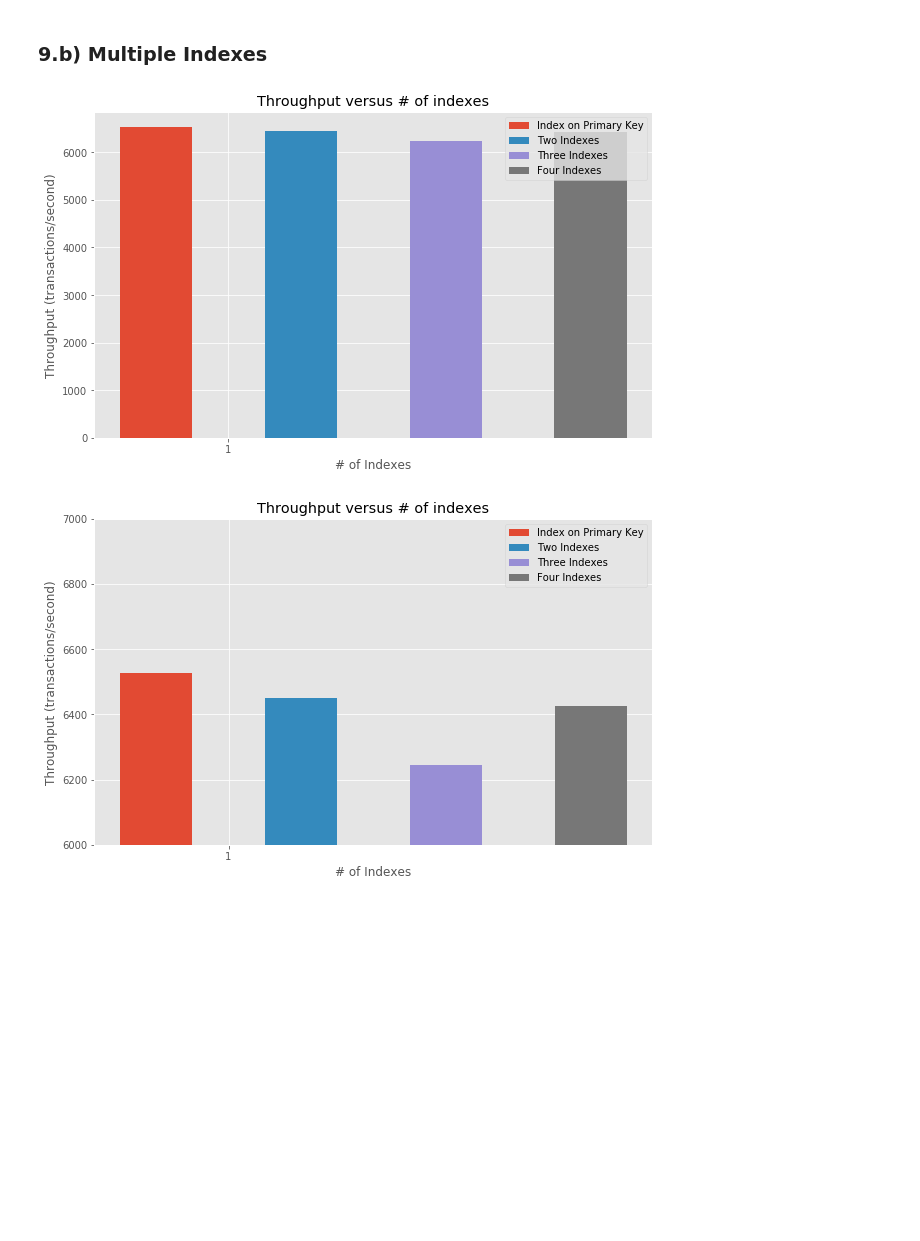
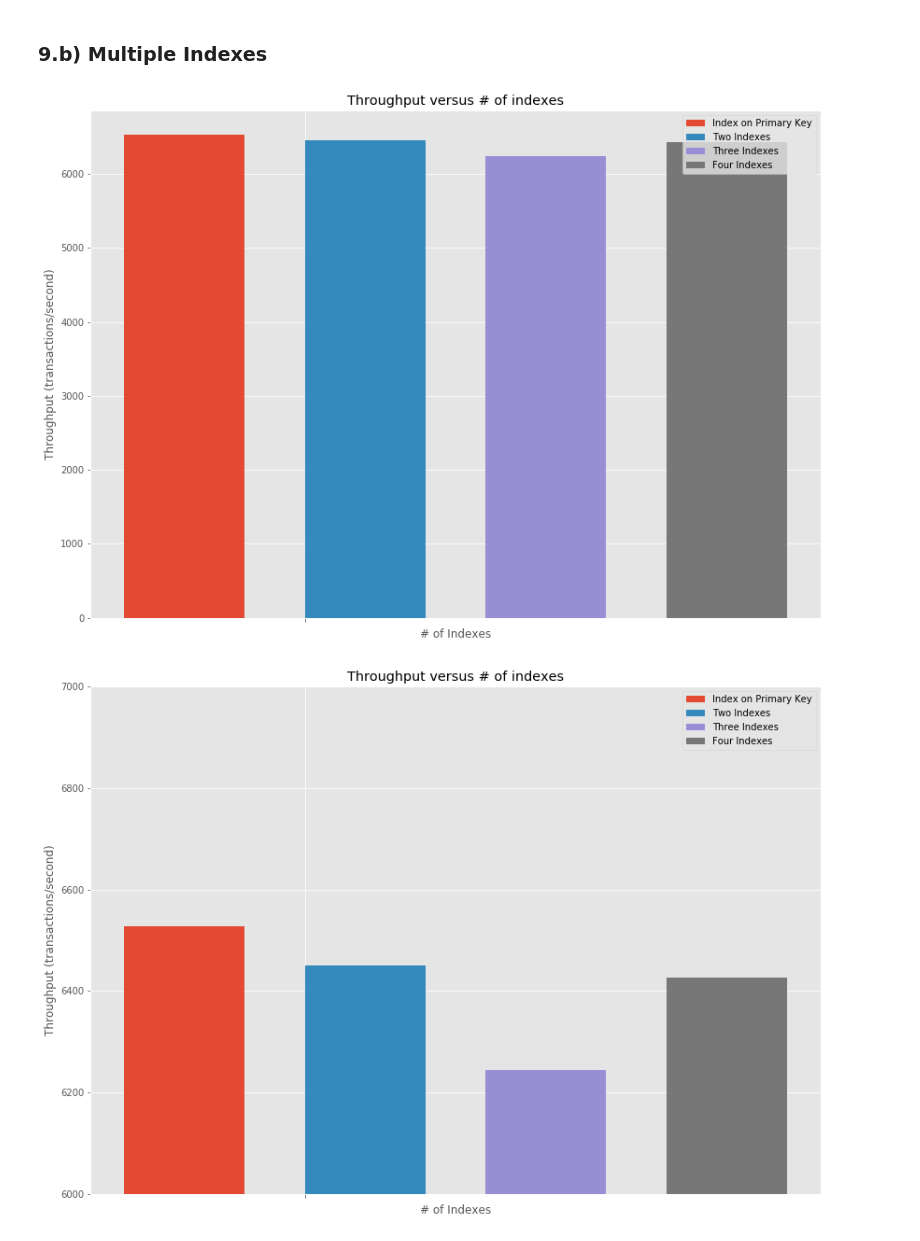
Before and after one commit to nabh23/advanced-dbms-assignments, a Jupyter notebook: bulk_ingest/result_9b.ipynb, the cells around one changed output. Drawn from its saved outputs; the diff is of its cells as text; code cells hidden in the pictures; blank space fills up the shorter version.

```diff
--- a/bulk_ingest/result_9b.ipynb
+++ b/bulk_ingest/result_9b.ipynb
@@ -20,10 +20,10 @@ plt.style.use('ggplot')
 
 
 #plt.subplot(2,2,1)
-fig, ax = plt.subplots(figsize = (10, 6))
+fig, ax = plt.subplots(figsize = (14, 10))
 
 index = np.arange(1)                                          # the x locations of the group
-width = 0.1
+width = 0.2
 
 p1 = ax.bar(index, result['one_index'], width)                   # first set of columns
 p2 = ax.bar(index + (width+0.1), result['two_indexes'], width)               # second set of columns
@@ -32,42 +32,42 @@ p4 = ax.bar(index + (3 * (width+0.1)), result['four_indexes'], width)
 
 ax.set_title('Throughput versus # of indexes')                         # define the title
 ax.set_xticks(index + width)                                         # location of x-ticks
-ax.set_xticklabels(('1', '2', '3', '4'))
+ax.set_xticklabels((''))
 
 
 ax.legend((p1[0], p2[0], p3[0],p4[0]), ('Index on Primary Key', 'Two Indexes', 'Three Indexes', 'Four Indexes'))
 plt.xlabel('# of Indexes')
 plt.ylabel('Throughput (transactions/second)')
 
 plt.show()
 
 #plt.subplot(2,2,2)
-fig, ax = plt.subplots(figsize = (10, 6))
+fig, ax = plt.subplots(figsize = (14, 10))
 
 index = np.arange(1)                                          # the x locations of the group
-width = 0.1
+width = 0.2
 
 p1 = ax.bar(index, result['one_index'], width)                               # first set of columns
 p2 = ax.bar(index + (width+0.1), result['two_indexes'], width)               # second set of columns
 p3 = ax.bar(index + (2 * (width+0.1)), result['three_indexes'], width)       # third set of columns
 p4 = ax.bar(index + (3 * (width+0.1)), result['four_indexes'], width)        # fourth set of columns
 
 ax.set_title('Throughput versus # of indexes')                         # define the title
 ax.set_xticks(index + width)                                         # location of x-ticks
-ax.set_xticklabels(('1', '2', '3', '4'))
+ax.set_xticklabels((''))
 
 
 ax.set_ylim(6000,7000)
 
 
 ax.legend((p1[0], p2[0], p3[0],p4[0]), ('Index on Primary Key', 'Two Indexes', 'Three Indexes', 'Four Indexes'))
 plt.xlabel('# of Indexes')
 plt.ylabel('Throughput (transactions/second)')
 #plt.ylim(top=3)
 
 #plt.ylim(top=3)
 
 plt.show()
 # %% [output]
-[figure, old version]
+[figure, new version]
-[figure, old version]
+[figure, new version]
```
Also changed, not shown: 1 other file.
